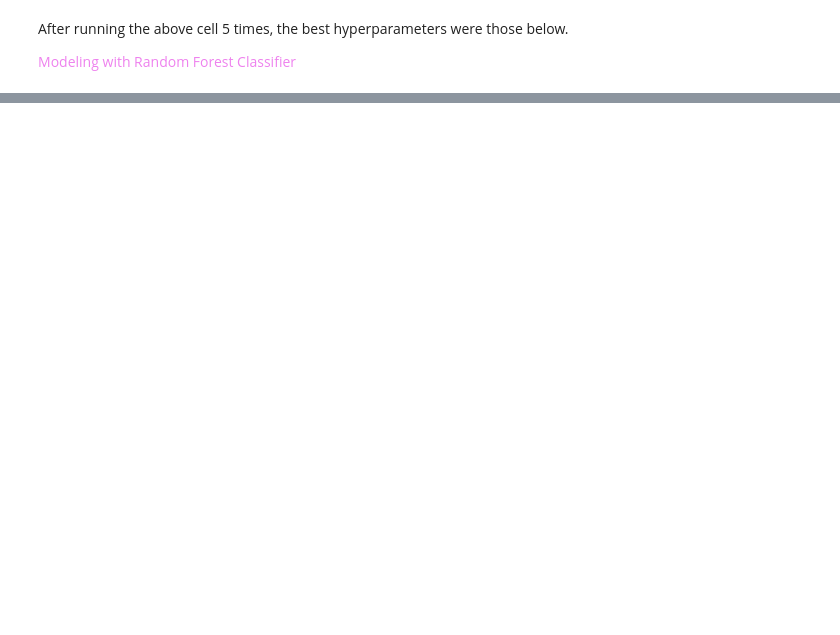
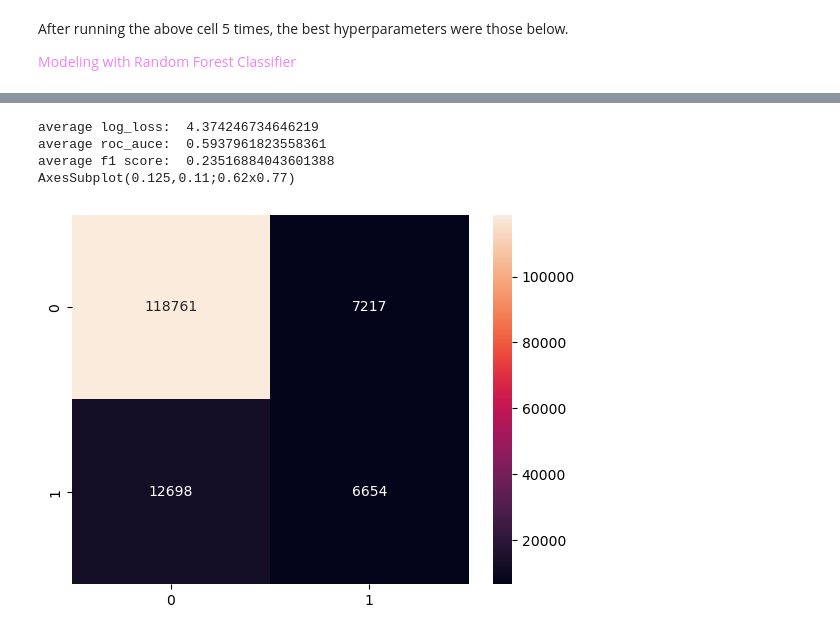
Before and after one commit to fractaldatalearning/Capstone2, a Jupyter notebook: notebooks/8-kl-modeling.ipynb, the cells around one changed output, grey strips where cells are left out. Saved outputs shown, nothing was run; the diff lists cells and outputs as text; code cells hidden in the pictures; blank space fills up the shorter version.

```diff
--- a/notebooks/8-kl-modeling.ipynb
+++ b/notebooks/8-kl-modeling.ipynb
@@ -268,0 +371,63 @@ Audio(sound_file, autoplay=True)
+# %%
+users = list(df['user_id'].unique())
+categorical_columns = ['user_id', 'product_name', 'aisle_name', 'dept_name']
+log_loss_scores = []
+roc_auc_scores = []
+f1_scores = []
+cm = [[0,0],[0,0]]
+successful_users = 0
+
+for user in users:
+    this_user = df.loc[df['user_id']==user,:].copy()
+
+    this_train = this_user.loc[this_user['order_by_user_sequence']!=this_user[
+    'order_by_user_sequence'].max(),:].copy()
+
+    this_test = this_user.loc[this_user['order_by_user_sequence']==this_user[
+        'order_by_user_sequence'].max(),:].copy()
+
+    X_this_train = this_train.drop(columns=['reordered', 'add_to_cart_sequence'])
+    y_this_train = this_train['reordered']
+    X_this_test = this_test.drop(columns=['reordered', 'add_to_cart_sequence'])
+    y_this_test = this_test['reordered']
+
+    target = ce.target_encoder.TargetEncoder(cols=categorical_columns)
+    target.fit(X_this_train, y_this_train)
+    X_this_train = target.transform(X_this_train)
+    X_this_test = target.transform(X_this_test)
+
+    mms = preprocessing.MinMaxScaler()
+
+    gb = ensemble.GradientBoostingClassifier(random_state=43, max_features='auto',
+                                             min_impurity_decrease=0.3, min_samples_leaf=6,
+                                             min_samples_split=4, min_weight_fraction_leaf=0.1,
+                                             n_estimators=150, max_depth=5, loss='exponential',
+                                             learning_rate=0.3)
+
+    pipeline = Pipeline([('mms', mms), ('gb', gb)])
+
+    # GradientBoosting doesn't work if y_train is all 0s. This could happen for users
+    # with few orders and no reorders at all or at least until their last order.
+    try:
+        pipeline.fit(X_this_train, y_this_train)
+        y_this_pred = pipeline.predict(X_this_test)
+
+        log_loss_scores.append(metrics.log_loss(y_this_test, y_this_pred, labels=[0,1]))
+        f1_scores.append(metrics.f1_score(y_this_test, y_this_pred, zero_division=0))
+        cm = np.array(cm) + np.array(metrics.confusion_matrix(y_this_test, y_this_pred))
+        try:
+            roc_auc_scores.append(metrics.roc_auc_score(y_this_test, y_this_pred))
+        except: roc_auc_scores.append(0.5)
+        successful_users += 1
+    except: pass
+
+print('average log_loss: ', mean(log_loss_scores))
+print('average roc_auce: ', mean(roc_auc_scores))
+print('average f1 score: ', mean(f1_scores))
+print(sns.heatmap(cm, annot=True, fmt='g'))
+# %% [output]
+average log_loss:  4.374246734646219
+average roc_auce:  0.5937961823558361
+average f1 score:  0.23516884043601388
+AxesSubplot(0.125,0.11;0.62x0.77)
+[figure, added]
```
Also changed, not shown: parts of 15 cells of this notebook.
